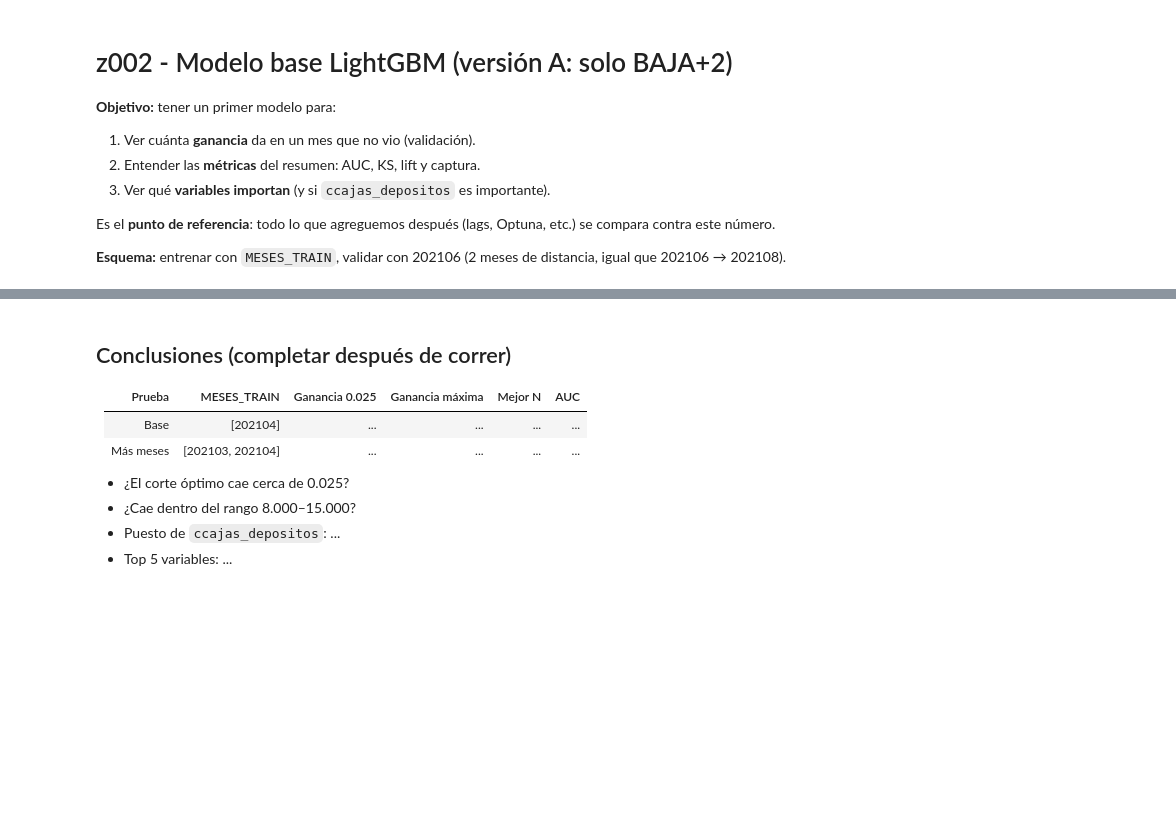
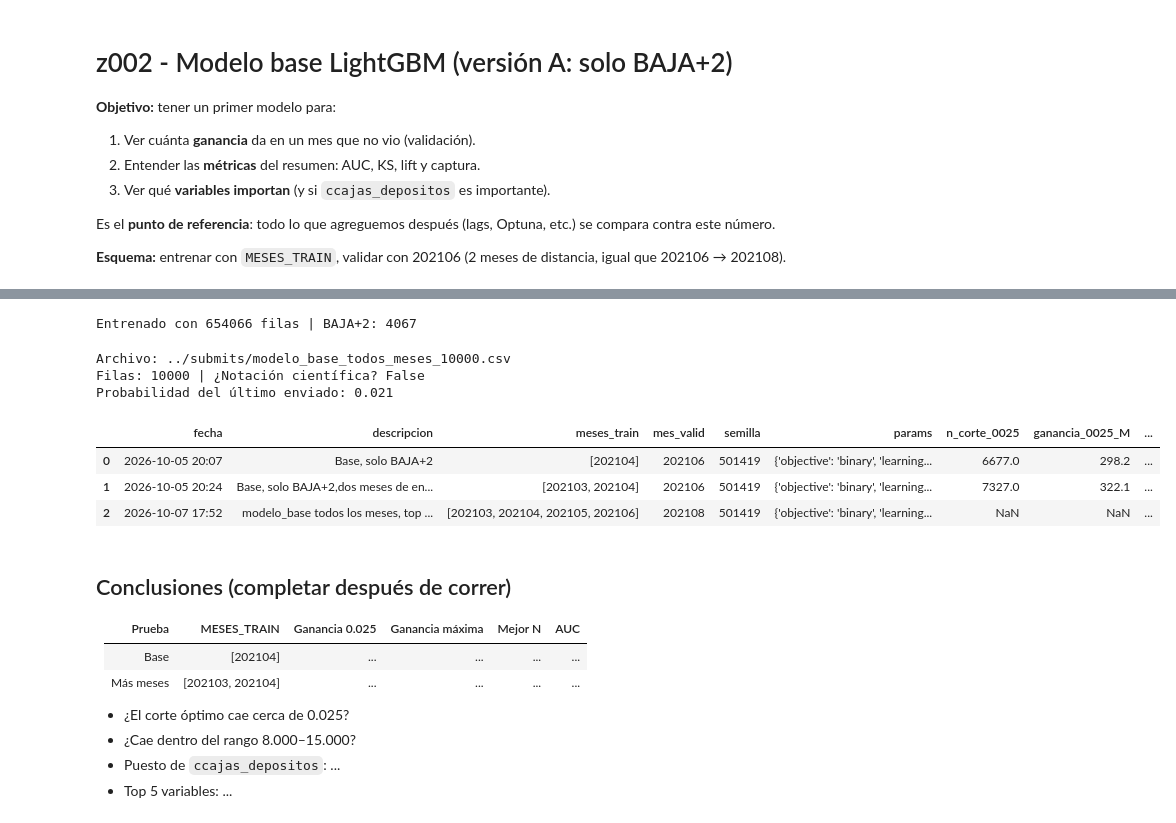
Before and after one commit to keilazavaglia/DMEyF_ksz, a Jupyter notebook: 0_exploracion/z002_modelo_base.ipynb, the cells around one changed output, grey strips where cells are left out. Saved outputs shown, nothing was run; the diff lists cells and outputs as text; code cells hidden in the pictures; blank space fills up the shorter version.

```diff
--- a/0_exploracion/z002_modelo_base.ipynb
+++ b/0_exploracion/z002_modelo_base.ipynb
@@ -164,3 +222,66 @@ importancia.head(20)
+# %%
+# --- 8. Modelo final: entrenar con todos los meses que tienen target ---
+MESES_FINAL = [202103, 202104, 202105, 202106]
+MES_PRED    = 202108
+TOP_N       = 10_000   # cantidad de clientes a estimular
+
+final = df[df["foto_mes"].isin(MESES_FINAL)]
+datos_final = lgb.Dataset(final[variables], label=final["clase_binaria"])
+
+# Mismos parámetros y cantidad de árboles que el modelo de validación
+modelo_final = lgb.train(params, datos_final, num_boost_round=300)
+print("Entrenado con", final.shape[0], "filas | BAJA+2:", final["clase_binaria"].sum())
+# %% [output]
+Entrenado con 654066 filas | BAJA+2: 4067
+# %%
+# --- 9. Predecir 202108 y guardar el archivo para el bot ---
+import os
+
+futuro = df[df["foto_mes"] == MES_PRED].copy()
+futuro["prob"] = modelo_final.predict(futuro[variables])
+
+# Ordenamos de mayor a menor probabilidad y nos quedamos con los TOP_N
+# astype("int64") evita la notación científica (4.8e+07)
+ids = (futuro.sort_values("prob", ascending=False)
+             .head(TOP_N)["numero_de_cliente"].astype("int64"))
+
+os.makedirs("../submits", exist_ok=True)
+archivo = f"../submits/modelo_base_todos_meses_{TOP_N}.csv"
+ids.to_csv(archivo, index=False, header=False)   # sin encabezado, una sola columna
+
+# Verificación: cantidad de filas y que no haya "e+"
+with open(archivo) as f:
+    contenido = f.read()
+print("Archivo:", archivo)
+print("Filas:", len(contenido.splitlines()), "| ¿Notación científica?", "e+" in contenido)
+print("Probabilidad del último enviado:", round(futuro["prob"].sort_values(ascending=False).iloc[TOP_N - 1], 4))
+# %% [output]
+Archivo: ../submits/modelo_base_todos_meses_10000.csv
+Filas: 10000 | ¿Notación científica? False
+Probabilidad del último enviado: 0.021
+# %%
+# --- 10. Anotar el experimento en resultados_experimentos.csv ---
+ruta_res = "resultados_experimentos.csv"
+res = pd.read_csv(ruta_res, sep=";", decimal=",", encoding="utf-8-sig")
+
+nueva = {
+    "fecha": pd.Timestamp.now().strftime("%Y-%m-%d %H:%M"),
+    "descripcion": f"modelo_base todos los meses, top {TOP_N} (submit)",
+    "meses_train": str(MESES_FINAL),
+    "mes_valid": MES_PRED,          # no hay validación: es el mes que se predice
+    "semilla": SEMILLA,
+    "params": str(params),
+    "n_enviados": TOP_N,
+    "ganancia_publica_M": None,     # completar a mano con la respuesta del bot
+}
+res = pd.concat([res, pd.DataFrame([nueva])], ignore_index=True)
+res.to_csv(ruta_res, sep=";", decimal=",", index=False, encoding="utf-8-sig")
+res.tail(3)
+# %% [output]
+|  | fecha | descripcion | meses_train | mes_valid | semilla | params | n_corte_0025 | ganancia_0025_M | ... |
+| 0 | 2026-10-05 20:07 | Base, solo BAJA+2 | [202104] | 202106 | 501419 | {'objective': 'binary', 'learning... | 6677.0 | 298.2 | ... |
+| 1 | 2026-10-05 20:24 | Base, solo BAJA+2,dos meses de en... | [202103, 202104] | 202106 | 501419 | {'objective': 'binary', 'learning... | 7327.0 | 322.1 | ... |
+| 2 | 2026-10-07 17:52 | modelo_base todos los meses, top ... | [202103, 202104, 202105, 202106] | 202108 | 501419 | {'objective': 'binary', 'learning... | NaN | NaN | ... |
 # %% [markdown]
 ## Conclusiones (completar después de correr)
 
```
Also changed, not shown: parts of 9 cells of this notebook.
